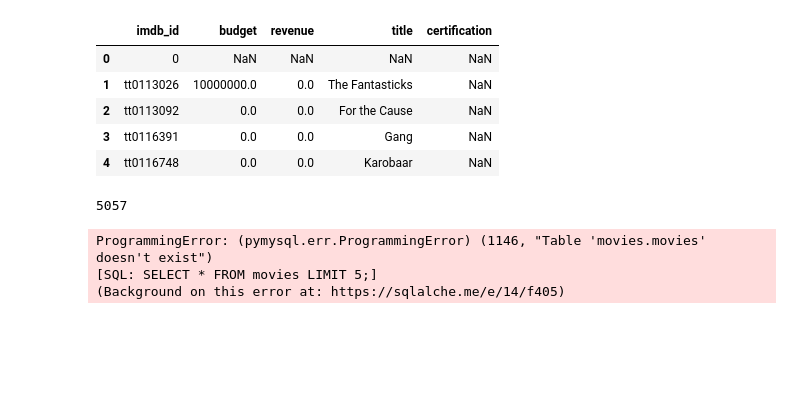
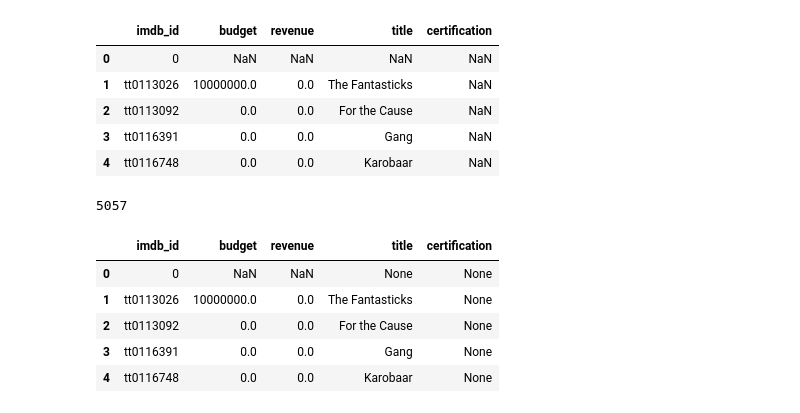
Before and after one commit to fid2445/Project-3-, a Jupyter notebook: Mike Fiddler Project 3 Part 3.ipynb, the cells around one changed output. Cells and saved outputs as stored; diff of their text form; code cells hidden in the pictures; blank space fills up the shorter version.

```diff
--- a/Project 3 Part 3.ipynb
+++ b/Mike Fiddler Project 3 Part 3.ipynb
@@ -290,9 +320,12 @@ tmdb.to_sql('tmdb', engine, if_exists='replace',index=False)
 # %% [output]
 5057
 # %%
-q = """SELECT * FROM movies LIMIT 5;"""
+q = """SELECT * FROM tmdb LIMIT 5;"""
 pd.read_sql(q, engine)
 # %% [output]
-ProgrammingError: (pymysql.err.ProgrammingError) (1146, "Table 'movies.movies' doesn't exist")
-[SQL: SELECT * FROM movies LIMIT 5;]
-(Background on this error at: https://sqlalche.me/e/14/f405)
+|  | imdb_id | budget | revenue | title | certification |
+| 0 | 0 | NaN | NaN | None | None |
+| 1 | tt0113026 | 10000000.0 | 0.0 | The Fantasticks | None |
+| 2 | tt0113092 | 0.0 | 0.0 | For the Cause | None |
+| 3 | tt0116391 | 0.0 | 0.0 | Gang | None |
+| 4 | tt0116748 | 0.0 | 0.0 | Karobaar | None |
```
Also changed, not shown: parts of 5 cells of this notebook.
